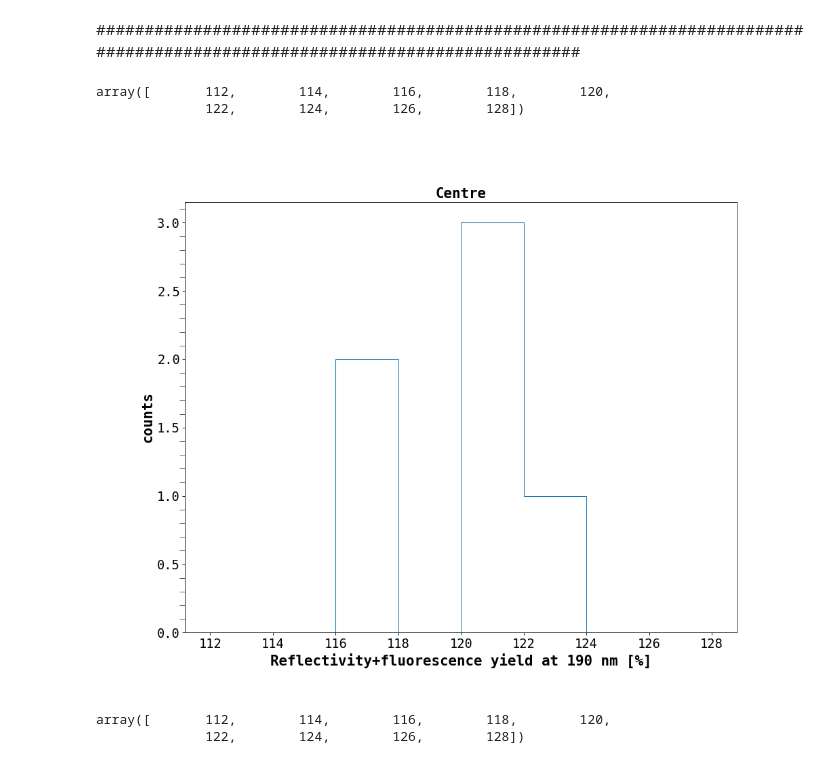
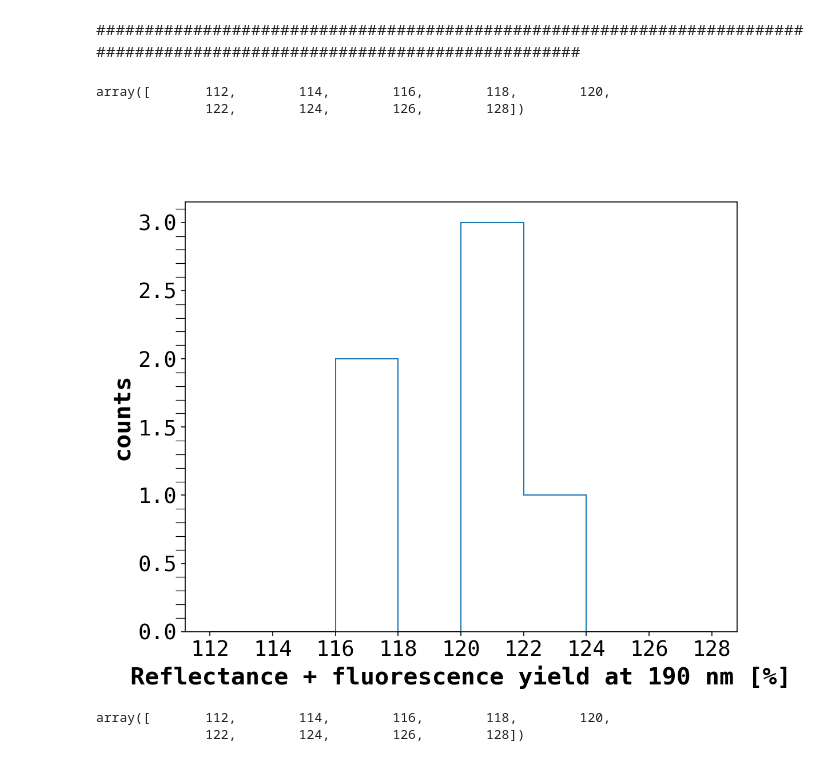
Before and after one commit to sarthchoudhary/ArGCAT, a Jupyter notebook: notebooks/plot_spectrophotometry.ipynb, the cells around one changed output. Cells and saved outputs as stored; diff of their text form; code cells hidden in the pictures.

```diff
--- a/notebooks/plot_spectrophotometry.ipynb
+++ b/notebooks/plot_spectrophotometry.ipynb
@@ -188,12 +194,13 @@ ax1.grid()
 # no_sample_attempt2.txt
 # reference_BaSO4_test_2.txt
 # %%
+# plt.close(fig2)
 ## add_line(fig2, ax2, test_data)
 # del fig2, ax2, ax_inset2
 fig2, ax2, ax_inset2 = create_fig_with_inset(2)
 
 data_filename_ls = ['no_sample_attempt2.txt', 'reference_BaSO4_test_2.txt', 'PEN_Q53_UZH_spot2.txt', 'PEN_Q51_50um_argset_commissioning_22042024_attempt2.txt', 'pen_teonex_Q51_old_spot3.txt', 'pen_argset_A_centre_front.txt']
-wls_label_ls = ['No sample', 'Reference', 'Q53 DWArF', 'Q51 50 $\\mu$m', 'Q51 old', 'DarkSide roll']
+wls_label_ls = ['No sample', 'BaSO$_{4}$ reference', 'Q53 25 $\\mu$m (DWArF)', 'Q51 50 $\\mu$m', 'Q51 25 $\\mu$m (2PAC)', 'Q51 25 $\\mu$m (DarkSide)']
 
 # for index_d, datafile_path in enumerate(datafile_path_ls):
 for index_d, data_filename in enumerate(data_filename_ls):
@@ -222,7 +229,9 @@ for index_d, data_filename in enumerate(data_filename_ls):
 # %%
 # del fig3, ax3, ax_inset3
 # fig3, ax3= plt.subplots(2, 1, figsize=[14, 11], dpi=75);
-fig3, ax3= plt.subplots(1, 1, figsize=[14, 11], dpi=75);
+# fig3, ax3= plt.subplots(1, 1, figsize=[14, 11], dpi=75);
+fig3, ax3= plt.subplots(1, 1, figsize=(8.3, 11.7), dpi=150);
+
 # R190_ls = []
 filename_pattern = 'pen_argset_*.txt'
 datafile_path_ls = glob(path.join(data_dir, filename_pattern))
@@ -259,5 +268,5 @@ for index_file, filename_pattern in enumerate(filename_pattern_ls):
     # ax3[1].scatter(np.arange(len(PEN_R190_ls))+ index_file+1, PEN_R190_ls, marker=marker_ls[index_file], color=colour_ls[index_file], label=filename_pattern.split(sep='*')[0])
 # ax3[1].legend()
 ax3.set_xlabel('Sample', fontsize=20)
-ax3.set_ylabel('Reflection + Fluorescence at 190 nm[%]', fontsize=20)
+ax3.set_ylabel('Reflectance + fluorescence yield at 190 nm [%]', fontsize=20)
 # %% [output]
@@ -683,19 +687,21 @@ for index_file, filename_pattern in enumerate(filename_pattern_ls):
 # %% [markdown]
 <p>###########################################################################################################################</p>
 # %%
-fig7, ax7= plt.subplots(1, 1, figsize=[14, 11], dpi=75)
+fig7, ax7= plt.subplots(1, 1, figsize=[8.3, 6.5], dpi=150) #[14, 11], dpi=75)
 
 hist_content, hist_edges, _histObjects = ax7.hist(PEN_R190_Centre_ls, bins=np.arange(112, 130, 2), histtype='step', label='data')
-# hist_content, hist_edges, _histObjects = ax7.hist(PEN_R190_Centre_ls, bins=np.arange(110, 132, 2), histtype='step')
-# hist_content, hist_edges, _histObjects = ax7.hist(PEN_R190_Centre_ls, bins=np.arange(112, 130, 1), histtype='step')
-# hist_content, hist_edges, _histObjects = ax7.hist(PEN_R190_Centre_ls, bins=np.arange(111, 129, 2), histtype='step')
-# hist_content, hist_edges, _histObjects = ax7.hist(PEN_R190_Centre_ls, bins=np.arange(111, 129, 1), histtype='step')
-ax7.set_xlabel('Reflectivity+fluorescence yield at 190 nm [%]', fontsize=20)
+# # hist_content, hist_edges, _histObjects = ax7.hist(PEN_R190_Centre_ls, bins=np.arange(110, 132, 2), histtype='step')
+# # hist_content, hist_edges, _histObjects = ax7.hist(PEN_R190_Centre_ls, bins=np.arange(112, 130, 1), histtype='step')
+# # hist_content, hist_edges, _histObjects = ax7.hist(PEN_R190_Centre_ls, bins=np.arange(111, 129, 2), histtype='step')
+# # hist_content, hist_edges, _histObjects = ax7.hist(PEN_R190_Centre_ls, bins=np.arange(111, 129, 1), histtype='step')
+ax7.set_xlabel('Reflectance + fluorescence yield at 190 nm [%]', fontsize=20)
+# ax7.tick_params(axis='x', rotation=-15)
+ax7.set_xticks(np.arange(112, 130, 2))
 ax7.set_ylabel('counts', fontsize=20)
-ax7.set_title('Centre')
+# # ax7.set_title('Centre')
 hist_edges
 # %% [output]
 array([       112,        114,        116,        118,        120,
               122,        124,        126,        128])
-[figure, old version]
+[figure, new version]
 # %%
```
Also changed, not shown: parts of 33 cells of this notebook.
